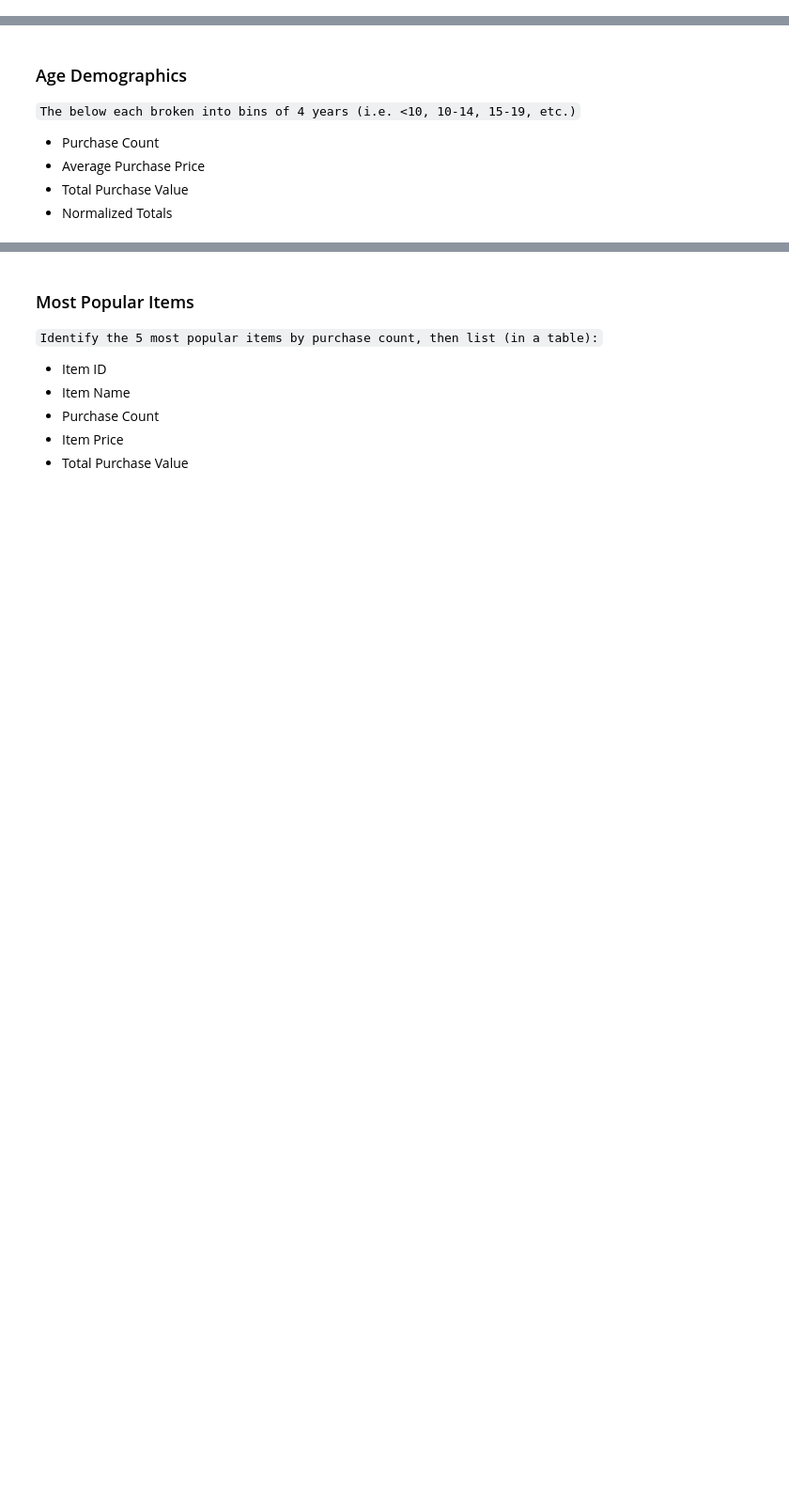
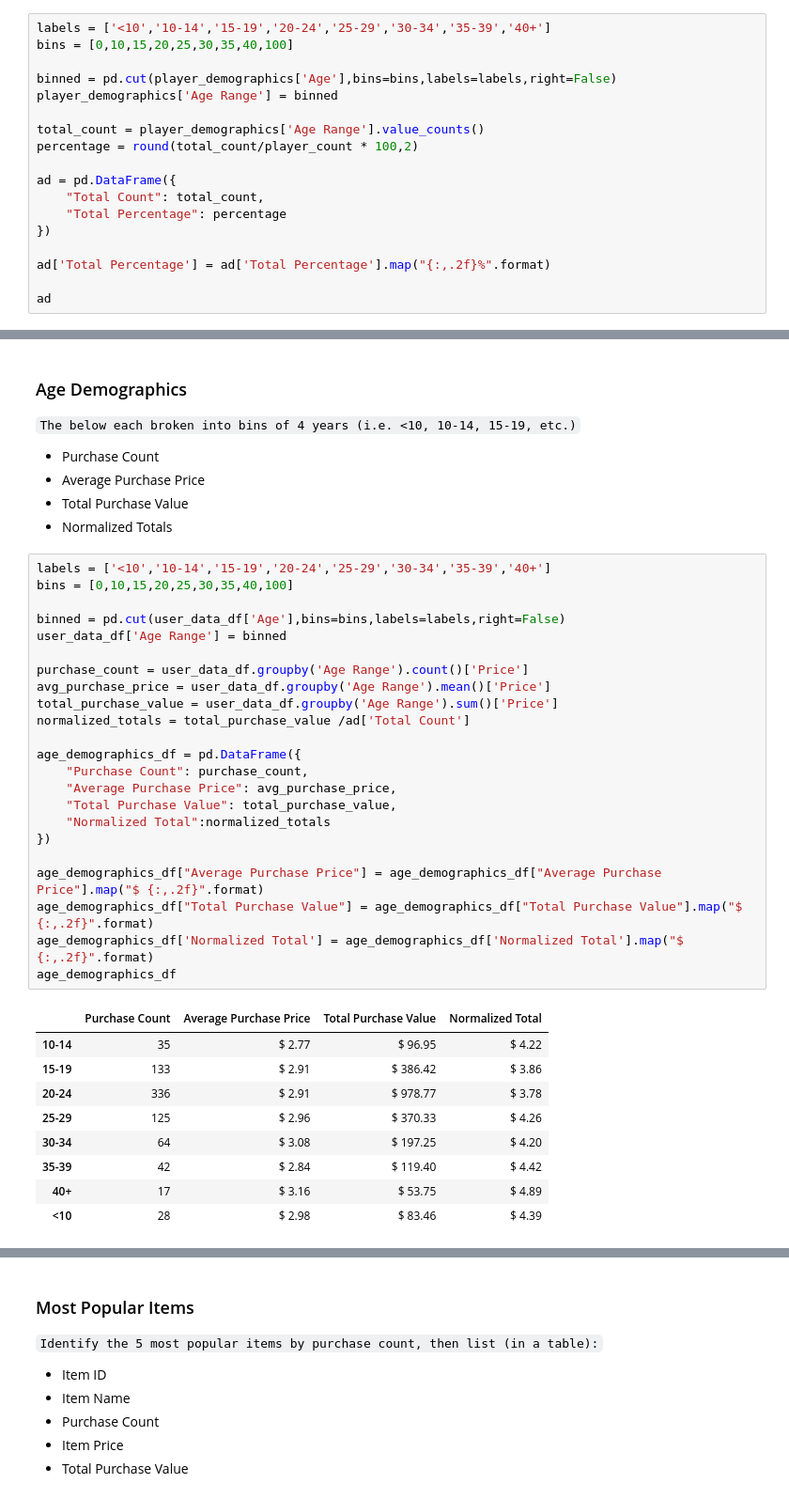
Before and after one commit to Prathamdoshi/Heroes-of-Pymoli-Game-Report, a Jupyter notebook: Heroes of Pymoli Analysis .ipynb, the cells around one changed output, grey strips where cells are left out. Shown at 94% size. Drawn from its saved outputs; the diff is of its cells as text; blank space fills up the shorter version.

```diff
--- a/Heroes of Pymoli Analysis .ipynb
+++ b/Heroes of Pymoli Analysis .ipynb
@@ -137,0 +171,18 @@ Name: Gender, dtype: int64
+# %%
+labels = ['<10','10-14','15-19','20-24','25-29','30-34','35-39','40+']
+bins = [0,10,15,20,25,30,35,40,100]
+
+binned = pd.cut(player_demographics['Age'],bins=bins,labels=labels,right=False)
+player_demographics['Age Range'] = binned
+
+total_count = player_demographics['Age Range'].value_counts()
+percentage = round(total_count/player_count * 100,2)
+
+ad = pd.DataFrame({
+    "Total Count": total_count,
+    "Total Percentage": percentage
+})
+
+ad['Total Percentage'] = ad['Total Percentage'].map("{:,.2f}%".format)
+
+ad
@@ -143,6 +204,39 @@ Name: Gender, dtype: int64
 * Average Purchase Price
 * Total Purchase Value
 * Normalized Totals
+# %%
+labels = ['<10','10-14','15-19','20-24','25-29','30-34','35-39','40+']
+bins = [0,10,15,20,25,30,35,40,100]
+
+binned = pd.cut(user_data_df['Age'],bins=bins,labels=labels,right=False)
+user_data_df['Age Range'] = binned
+
+purchase_count = user_data_df.groupby('Age Range').count()['Price']
+avg_purchase_price = user_data_df.groupby('Age Range').mean()['Price']
+total_purchase_value = user_data_df.groupby('Age Range').sum()['Price']
+normalized_totals = total_purchase_value /ad['Total Count']
+
+age_demographics_df = pd.DataFrame({
+    "Purchase Count": purchase_count,
+    "Average Purchase Price": avg_purchase_price,
+    "Total Purchase Value": total_purchase_value,
+    "Normalized Total":normalized_totals
+})
+
+age_demographics_df["Average Purchase Price"] = age_demographics_df["Average Purchase Price"].map("$ {:,.2f}".format)
+age_demographics_df["Total Purchase Value"] = age_demographics_df["Total Purchase Value"].map("$ {:,.2f}".format)
+age_demographics_df['Normalized Total'] = age_demographics_df['Normalized Total'].map("$ {:,.2f}".format)
+age_demographics_df
+# %% [output]
+|  | Purchase Count | Average Purchase Price | Total Purchase Value | Normalized Total |
+| 10-14 | 35 | $ 2.77 | $ 96.95 | $ 4.22 |
+| 15-19 | 133 | $ 2.91 | $ 386.42 | $ 3.86 |
+| 20-24 | 336 | $ 2.91 | $ 978.77 | $ 3.78 |
+| 25-29 | 125 | $ 2.96 | $ 370.33 | $ 4.26 |
+| 30-34 | 64 | $ 3.08 | $ 197.25 | $ 4.20 |
+| 35-39 | 42 | $ 2.84 | $ 119.40 | $ 4.42 |
+| 40+ | 17 | $ 3.16 | $ 53.75 | $ 4.89 |
+| <10 | 28 | $ 2.98 | $ 83.46 | $ 4.39 |
 # %% [markdown]
 ### Top Spenders
 `Identify the the top 5 spenders in the game by total purchase value, then list (in a table):`
```
Also changed, not shown: parts of 9 cells of this notebook.
